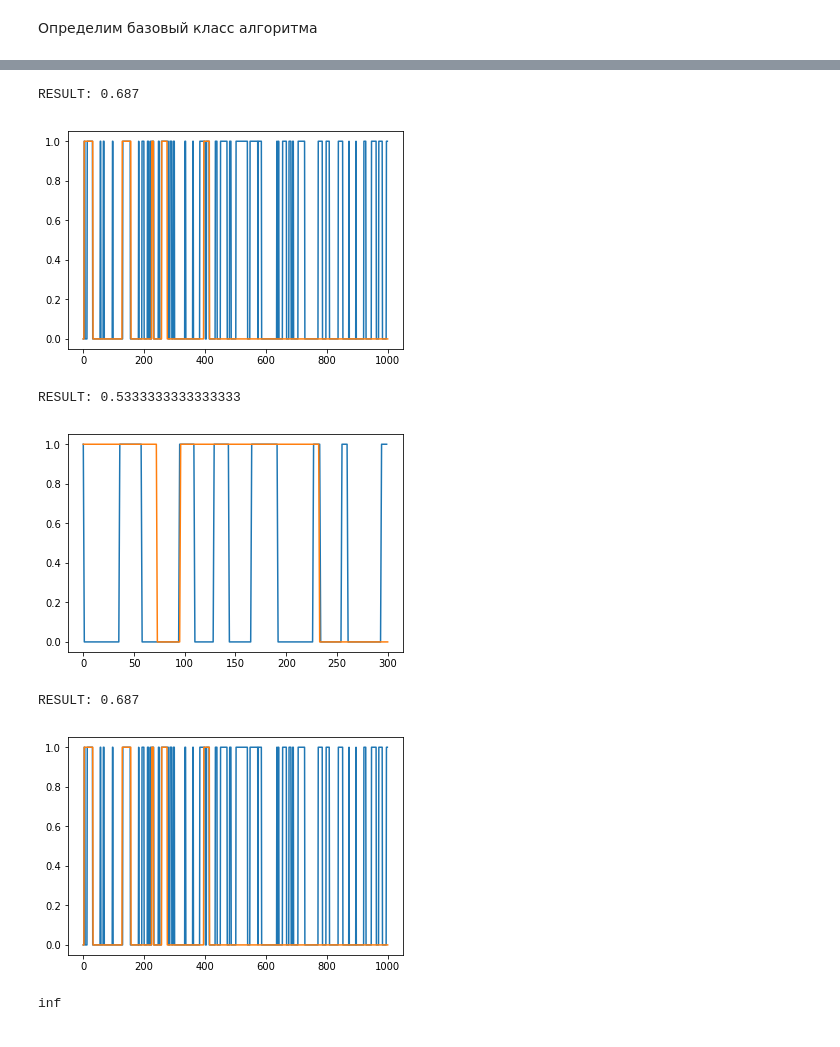
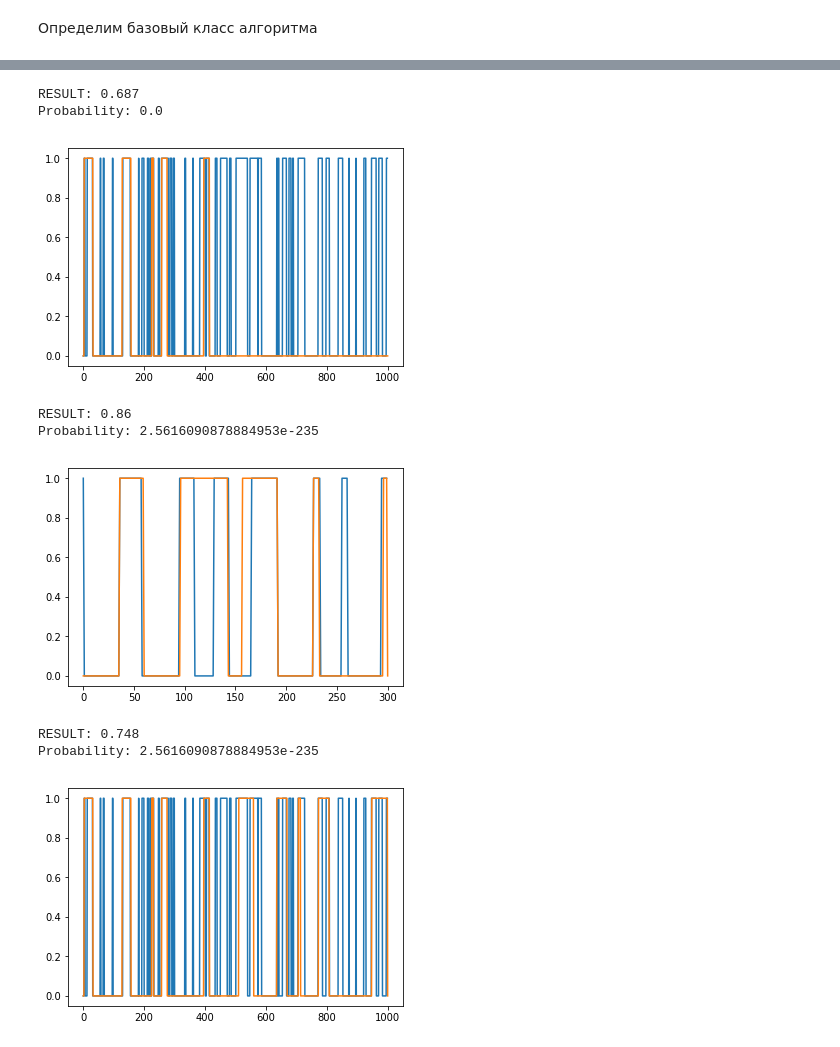
Before and after one commit to evgeniy97/unfarCasino, a Jupyter notebook: KhomutovTask-Copy1.ipynb, the cells around one changed output, grey strips where cells are left out. Saved outputs shown, nothing was run; the diff lists cells and outputs as text; code cells hidden in the pictures.

Commit message:
viterbi done

```diff
--- a/KhomutovTask-Copy1.ipynb
+++ b/KhomutovTask-Copy1.ipynb
@@ -145,8 +141,10 @@ res.append(0)
 plt.plot(lab1000)
 plt.plot(res)
 print('RESULT: {}'.format( sum([ l == r for l,r in zip(lab1000,res)])/len(lab1000)))
+print('Probability: {}'.format(hackCasinoViterbi.returnProbability()))
 # %% [output]
 RESULT: 0.687
+Probability: 0.0
 [figure]
 # %%
 class baseAlgoLog():
@@ -173,7 +171,7 @@ class baseAlgoLog():
 # %%
 class algorithmViterbiLog(baseAlgoLog):
     def __init__(self, data):
-        baseAlgo.__init__(self, data)
+        baseAlgoLog.__init__(self, data)
 
         self.v = []
         self.ptr = []
@@ -219,34 +217,32 @@ class algorithmViterbiLog(baseAlgoLog):
         if self.path == None: self.initialization()
         return self.path
 # %%
-hackCasinoViterbi = algorithmViterbiLog(dataset300)
-result = hackCasinoViterbi()
-# hackCasinoViterbi.probability()
-# print(result)
+hackCasinoViterbiLog = algorithmViterbiLog(dataset300)
+result = hackCasinoViterbiLog()
 res = [0 if l =='F' else 1 for l in result]
 res.append(0)
 plt.plot(lab)
 plt.plot(res)
 print('RESULT: {}'.format( sum([ l == r for l,r in zip(lab300,res)])/len(lab300)))
+print('Probability: {}'.format(hackCasinoViterbiLog.returnProbability()))
 # %% [output]
-RESULT: 0.5333333333333333
+RESULT: 0.86
+Probability: 2.5616090878884953e-235
-[figure, old version]
+[figure, new version]
 # %%
-hackCasinoViterbi = algorithmViterbi(dataset1000)
+hackCasinoViterbi = algorithmViterbiLog(dataset1000)
 result = hackCasinoViterbi()
 lab1000 = [0 if l =='F' else 1 for l in dataset1000Labels ]
 res = [0 if l =='F' else 1 for l in result]
 res.append(0)
 plt.plot(lab1000)
 plt.plot(res)
 print('RESULT: {}'.format( sum([ l == r for l,r in zip(lab1000,res)])/len(lab1000)))
+print('Probability: {}'.format(hackCasinoViterbiLog.returnProbability()))
 # %% [output]
-RESULT: 0.687
+RESULT: 0.748
+Probability: 2.5616090878884953e-235
-[figure, old version]
+[figure, new version]
-# %%
-hackCasinoViterbi.probability
-# %% [output]
-inf
 # %%
 class baseAlgo():
     def __init__(self, data):
```
Also changed, not shown: parts of 2 cells of this notebook.
